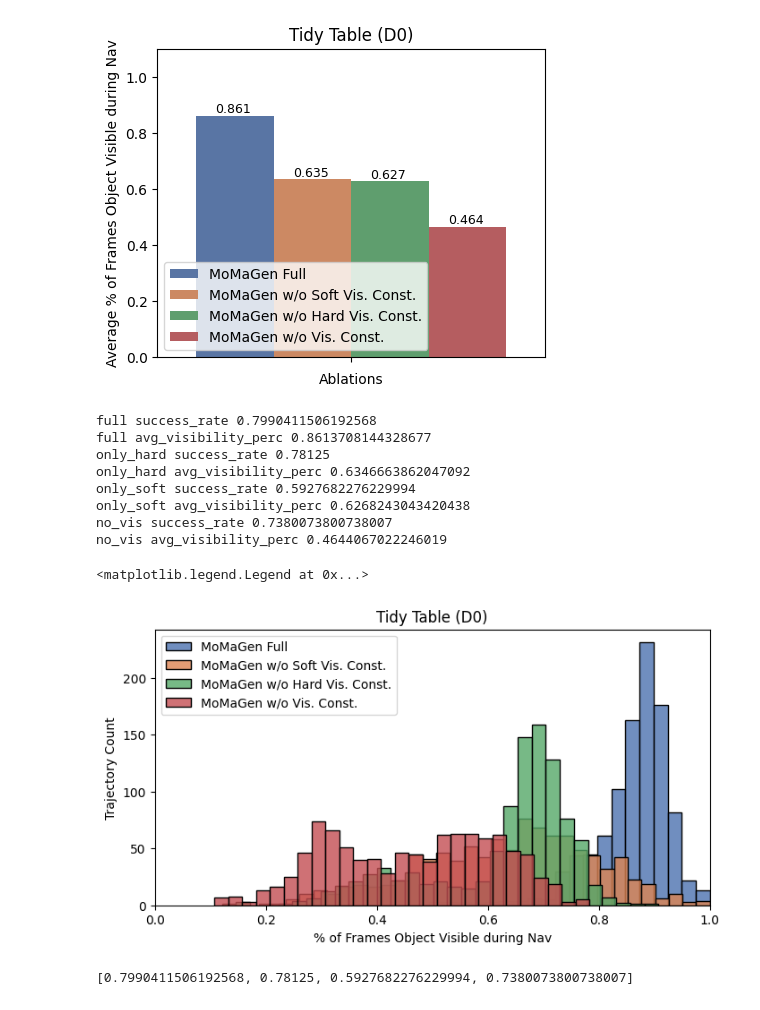
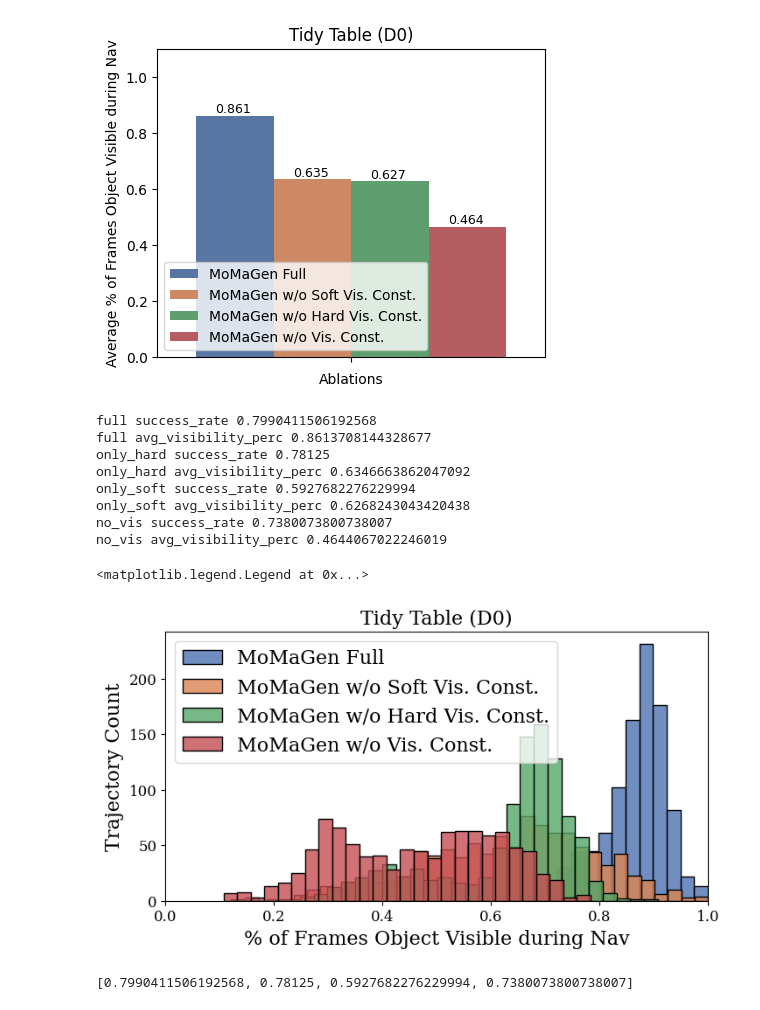
Before and after one commit to ChengshuLi/mimicgen, a Jupyter notebook: mimicgen/scripts/plot_stats.ipynb, the cells around one changed output. Drawn from its saved outputs; the diff is of its cells as text; code cells hidden in the pictures.

```diff
--- a/mimicgen/scripts/plot_stats.ipynb
+++ b/mimicgen/scripts/plot_stats.ipynb
@@ -12,22 +12,22 @@ USER = "chengshu"
 ROOT_DIR = "/mnt"
 PROJECT = "momagen"
 
-TASK = "clean_pan"
-DR = "D2"
+TASK = "tidy_table"
+DR = "D0"
 # ABLATIONS = ["full"]
-ABLATIONS = ["full", "no_vis"]
+# ABLATIONS = ["full", "no_vis"]
 
 # ABLATIONS = ["no_vis", "only_hard", "full"]
 
-# ABLATIONS = ["no_vis", "only_hard", "only_soft", "full"]
+ABLATIONS = ["no_vis", "only_hard", "only_soft", "full"]
 # ABLATIONS = ["no_vis", "only_hard"]
 # ABLATIONS = ["no_vis"]
 TOTAL_DEMOS = 1000
 # %%
 for ABLATION in ABLATIONS:
     FOLDER = f"{TASK}_{ABLATION}"
-    if TASK == "tidy_table" and ABLATION == "full":
-        PATH = f"{ROOT_DIR}/{USER}/{PROJECT}/{FOLDER}_old"
+    if PROJECT == "momagen" and TASK in ["clean_pan", "dishes_away"] and ABLATION == "full":
+        PATH = f"{ROOT_DIR}/{USER}/{PROJECT}/{FOLDER}_vis"
     else:
         PATH = f"{ROOT_DIR}/{USER}/{PROJECT}/{FOLDER}"
     for folder in sorted(os.listdir(PATH)):
@@ -73,8 +73,8 @@ episode_length = defaultdict(list)
 
 for ABLATION in ABLATIONS:
     FOLDER = f"{TASK}_{ABLATION}"
-    if PROJECT =="momagen" and TASK == "tidy_table" and ABLATION == "full":
-        PATH = f"{ROOT_DIR}/{USER}/{PROJECT}/{FOLDER}_old"
+    if PROJECT == "momagen" and TASK in ["clean_pan", "dishes_away"] and ABLATION == "full":
+        PATH = f"{ROOT_DIR}/{USER}/{PROJECT}/{FOLDER}_vis"
     else:
         PATH = f"{ROOT_DIR}/{USER}/{PROJECT}/{FOLDER}"
     for folder in sorted(os.listdir(PATH)):
@@ -289,6 +289,9 @@ Text(0.5, 1.0, 'Tidy Table (D0)')
 # %%
 success_rate_list = []
 avg_visibility_perc_list = []
+
+plt.rcParams['font.family'] = 'DeJavu Serif'
+plt.rcParams['font.serif'] = ['Times New Roman']
 
 ABLATION_TEXT = {
     "full": "MoMaGen Full",
@@ -299,38 +302,41 @@ ABLATION_TEXT = {
 plt.figure(figsize=(8, 4))
 
 palette = sns.color_palette("deep")
 for i, ABLATION in enumerate(ABLATION_TEXT):
     total_successes = np.sum(num_success[ABLATION])
     total_attempts = np.sum(num_attempts[ABLATION])
     # print(ABLATION, total_successes)
     # assert total_successes == TOTAL_DEMOS
     success_rate = total_successes / total_attempts
     print(ABLATION, "success_rate", success_rate)
     success_rate_list.append(success_rate)
     # print(ABLATION, len(visibility_perc[ABLATION]))
     # assert len(visibility_perc[ABLATION]) == total_successes
     sns.histplot(x=visibility_perc[ABLATION][:1000], binwidth=0.025, alpha=0.8, label=ABLATION_TEXT[ABLATION], color=palette[i], legend=True)
     avg_visibility_perc = np.mean(visibility_perc[ABLATION][:1000])
     print(ABLATION, "avg_visibility_perc", avg_visibility_perc)
     avg_visibility_perc_list.append(avg_visibility_perc)
     # print((np.array(visibility_perc[ABLATION]) < 0.8).sum())
 
+
 plt.xlim(0, 1)
-plt.xlabel("% of Frames Object Visible during Nav")
-plt.ylabel("Trajectory Count")
-plt.title("Tidy Table (D0)")
-plt.legend()
+plt.xlabel("% of Frames Object Visible during Nav", fontsize=16)
+plt.ylabel("Trajectory Count", fontsize=16)
+plt.xticks(fontsize=12)
+plt.yticks(fontsize=12)
+plt.title("Tidy Table (D0)", fontsize=16)
+plt.legend(fontsize=16)
 # %% [output]
 full success_rate 0.7990411506192568
 full avg_visibility_perc 0.8613708144328677
 only_hard success_rate 0.78125
 only_hard avg_visibility_perc 0.6346663862047092
 only_soft success_rate 0.5927682276229994
 only_soft avg_visibility_perc 0.6268243043420438
 no_vis success_rate 0.7380073800738007
 no_vis avg_visibility_perc 0.4644067022246019
 <matplotlib.legend.Legend at 0x...>
-[figure, old version]
+[figure, new version]
 # %%
 data = {
     "methods": ABLATIONS,
```
Also changed, not shown: parts of 2 cells of this notebook, 3 other files.
